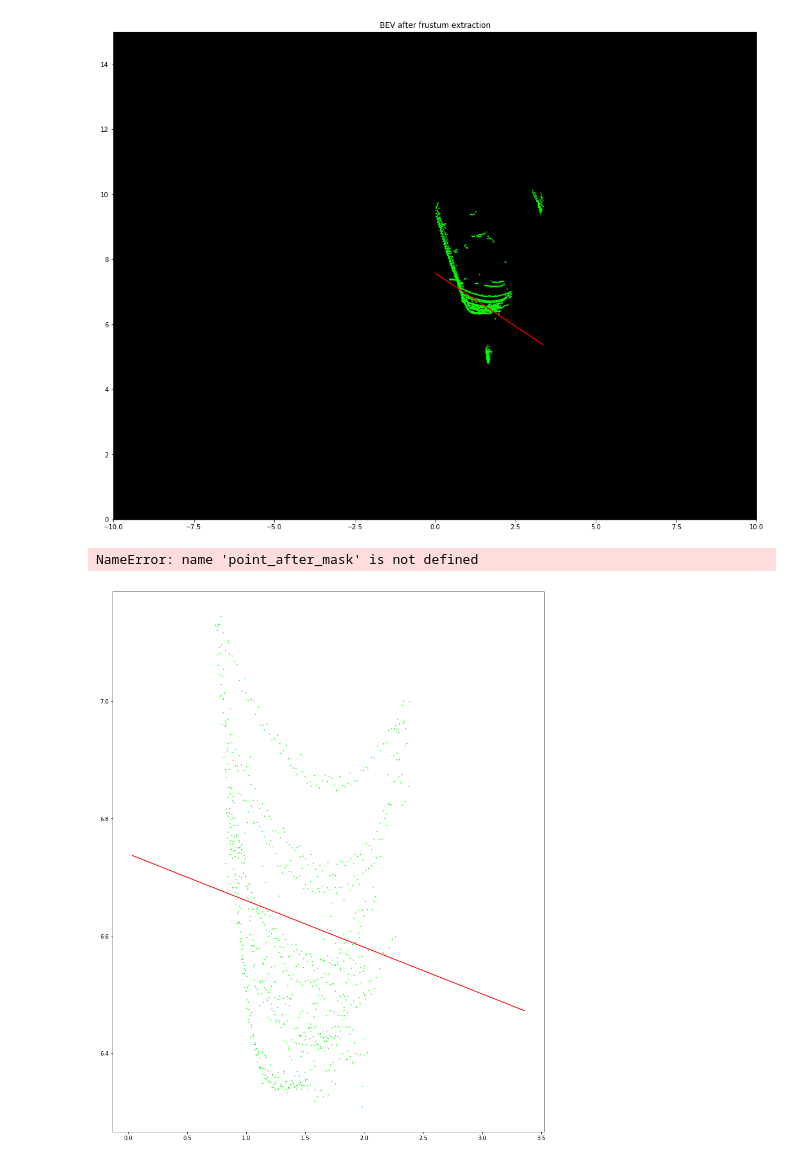
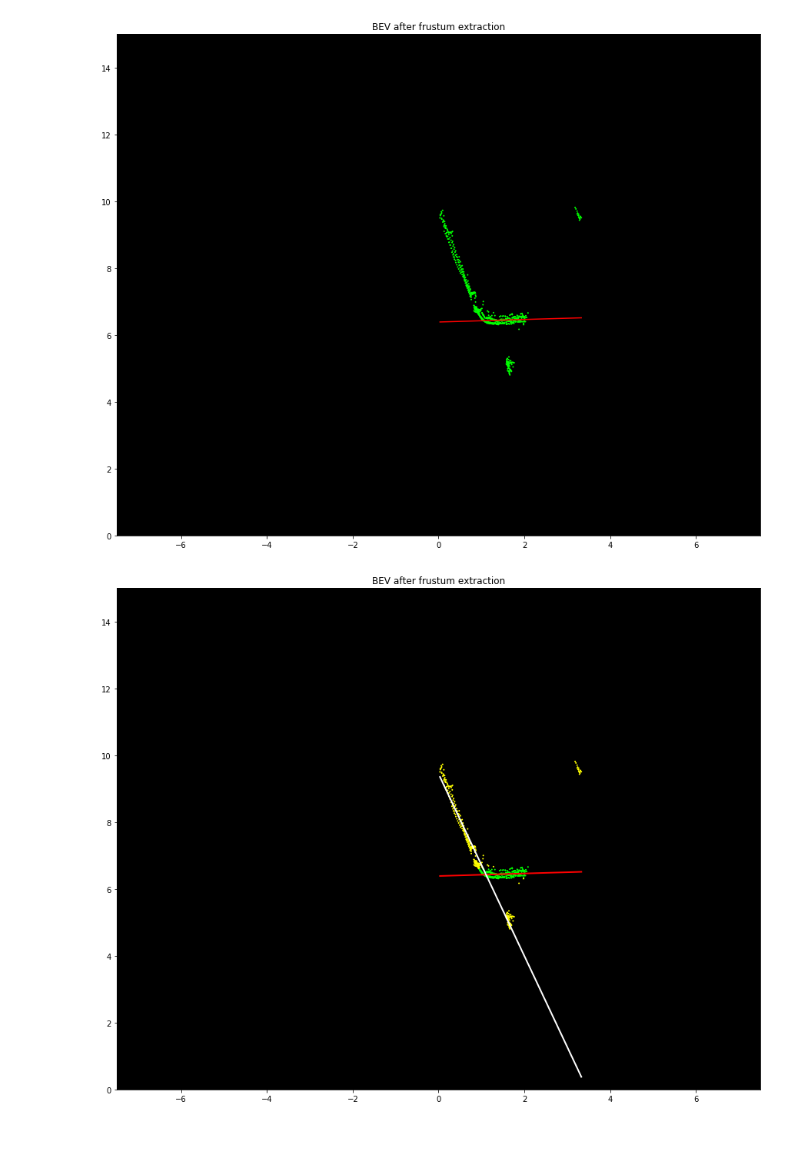
Before and after one commit to jingtianyilong/PyTorch-YOLOv3, a Jupyter notebook: Visulize BEV.ipynb, the cells around one changed output. Saved outputs shown, nothing was run; the diff lists cells and outputs as text; code cells hidden in the pictures; blank space fills up the shorter version.

```diff
--- a/Visulize BEV.ipynb
+++ b/Visulize BEV.ipynb
@@ -1,5 +1,4 @@
 # %%
-
 from models import *
 from utils.utils import *
 from utils.datasets import *
@@ -19,7 +18,6 @@ from torchvision import datasets
 from torch.autograd import Variable
 
 import matplotlib
-# matplotlib.use('TkAgg')
 import matplotlib.pyplot as plt
 import matplotlib.patches as patches
 from matplotlib.ticker import NullLocator
@@ -32,12 +30,12 @@ def drawBEV(point_cloud_,color=(0,1,0)):
     f = plt.figure(figsize=(18, 14))
     ax = f.add_subplot(111)
     ax.scatter(point_cloud_[:,1],point_cloud_[:,0],
-                s=1, c=[color]*len(point_cloud))
+                s=0.1, c=[color]*len(point_cloud_))
     ax.set_title('BEV before frustum extraction')
     ax.set_ylim(0,15)
     ax.set_xlim(-10,10)
     ax.set_facecolor((0,0,0))
-    plt.show()
+# #     plt.show()
 
 def draw3D(point_cloud_,color=(0,1,0),angle=(60,180)):
     f = plt.figure(figsize=(15, 10))
@@ -49,8 +47,8 @@ def draw3D(point_cloud_,color=(0,1,0),angle=(60,180)):
     ax.view_init(angle[0],angle[1])
     ax.grid(False)
     plt.axis('off')
-    ax.scatter(point_cloud_[:,0],point_cloud_[:,1],point_cloud_[:,2], s=1, c=[(0,1,0)]*len(point_cloud_))
-    plt.show()
+    ax.scatter(point_cloud_[:,0],point_cloud_[:,1],point_cloud_[:,2], s=0.1, c=[(0,1,0)]*len(point_cloud_))
+#     plt.show()
 
 axes_limits = [
     [0, 10], # X axis range
@@ -63,9 +61,9 @@ axes_str = ['X', 'Y', 'Z']
 image_folder = 'examples/'
 config_path = 'config/v390.cfg'
 weights_path = 'weights/v390_final.weights'
-kitti_path = '/home/project/ZijieMA/KITTI/'
+kitti_path = '/home/zijieguo/project/KITTI/'
 class_path = 'data/coco.names'
-conf_thres = 0.8
+conf_thres = 0.5
 nms_thres = 0.4
 batch_size = 1
 n_cpu = 16
@@ -91,7 +89,7 @@ img_path = 'examples/000008.png'
 img_size_after_resize = img_size
 lidar_path = '%straining/velodyne/%06d.bin' % (kitti_path, img_id)
 calib = calibread('%straining/calib/%06d.txt' % (kitti_path, img_id))
-img = cv2.imread('/home/project/ZijieMA/PyTorch-YOLOv3/examples/%06d.png' % img_id, cv2.IMREAD_UNCHANGED)
+img = cv2.imread('/home/zijieguo/project/PyTorch-YOLOv3/examples/%06d.png' % img_id, cv2.IMREAD_UNCHANGED)
 # img = cv2.imread(img_path, cv2.IMREAD_UNCHANGED)
 img_width_orig = img.shape[1]
 
@@ -113,5 +111,6 @@ fu = P2[0][0]  # for horizontal position
 fv = P2[1][1]
 
 drawBEV(point_cloud,(0,1,0))
+plt.savefig('01_BEV_origin.png',dpi=300)
 print(len(point_cloud))
 # %% [output]
@@ -139,7 +139,7 @@ for detection in detections_with_distance:
         # remove points that are located too far away from the camera:
         point_cloud = point_cloud[point_cloud[:, 0] < min(80, D_rough + 3), :]
         point_cloud = point_cloud[point_cloud[:,2] > -1.5,:]
-        point_cloud = point_cloud[point_cloud[:,2] < -0.5,:]
+        point_cloud = point_cloud[point_cloud[:,2] < -1,:]
 
         ########################################################################
         # point_cloud               n x 4   original xyzr value before cali in velo coordinate
@@ -220,7 +215,7 @@ draw3D(point_cloud_mask)
 # %%
 from sklearn import linear_model
 
-ransac = linear_model.RANSACRegressor(max_trials=500,)
+ransac = linear_model.RANSACRegressor(max_trials=1000,stop_probability=0.99)
 ransac.fit(point_cloud_mask[:,1].reshape(-1,1),point_cloud_mask[:,0].reshape(-1,1))
 # %% [output]
 RANSACRegressor(base_estimator=None, is_data_valid=None, is_model_valid=None,
@@ -228,7 +223,7 @@ RANSACRegressor(base_estimator=None, is_data_valid=None, is_model_valid=None,
         min_samples=None, random_state=None, residual_threshold=None,
         stop_n_inliers=inf, stop_probability=0.99, stop_score=inf)
 # %%
-f4 = plt.figure(figsize=(18, 14))
+f4 = plt.figure(figsize=(15, 12))
 ax4 = f4.add_subplot(111)
 ax4.scatter(point_cloud_mask[:,1],point_cloud_mask[:,0],
             s=1, c=[(0,1,0)]*len(point_cloud_mask))
@@ -240,42 +235,42 @@ right_x = ransac.predict([[right_y,]])[0][0]
 ax4.plot([left_y,right_y],[left_x,right_x],'k-', color = 'r')
 ax4.set_title('BEV after frustum extraction')
 ax4.set_ylim(0,15)
-ax4.set_xlim(-10,10)
+ax4.set_xlim(-7.5,7.5)
 ax4.set_facecolor((0,0,0))
+plt.savefig('07_BEV_ransac_1.png',dpi=300)
 # %% [output]
-[figure, old version]
+[figure, new version]
 # %%
 from itertools import compress
 left_y = point_cloud_mask[:,1].min()
 right_y = point_cloud_mask[:,1].max()
 
 inlier_index =  list(compress(range(len(ransac.inlier_mask_)), ransac.inlier_mask_))
 
-f5 = plt.figure(figsize=(14, 18))
+f5 = plt.figure(figsize=(15, 12))
 ax5 = f5.add_subplot(111)
+ax5.set_facecolor((0,0,0))
 ax5.scatter(point_cloud_mask[inlier_index,1],point_cloud_mask[inlier_index,0],
             s=1,c=[(0,1,0)]*len(point_cloud_mask[inlier_index,0]))
 
 left_y = point_cloud[row_mask,1].min()
 right_y = point_cloud[row_mask,1].max()
 left_x = ransac.predict([[left_y,]])[0][0]
 right_x = ransac.predict([[right_y,]])[0][0]
 
-ax5.plot([left_y,right_y],[left_x,right_x],'k-', color = 'r')
+ax5.plot([left_y,right_y],[left_x,right_x],'k-', color = 'r',linewidth=2)
 
 outlier_index =  list(compress(range(len(ransac.inlier_mask_)), [not i for i in ransac.inlier_mask_]))
 ax5.scatter(point_cloud_mask[outlier_index,1],point_cloud_mask[outlier_index,0],
-            s=1,c=[(1,1,0)]*len(point_after_mask[outlier_index,0]))
-
-ransac.fit(point_after_mask[outlier_index,1].reshape(-1,1),point_after_mask[outlier_index,0].reshape(-1,1))
+            s=1,c=[(1,1,0)]*len(point_cloud_mask[outlier_index,0]))
+ransac.fit(point_cloud_mask[outlier_index,1].reshape(-1,1),point_cloud_mask[outlier_index,0].reshape(-1,1))
 left_x = ransac.predict([[left_y,]])[0][0]
 right_x = ransac.predict([[right_y,]])[0][0]
-ax5.plot([left_y,right_y],[left_x,right_x],'k-', color = 'r')
+ax5.plot([left_y,right_y],[left_x,right_x],'k-', color = 'w',linewidth=2)
 
 ax5.set_title('BEV after frustum extraction')
-ax5.set_xlim(0,15)
-ax5.set_ylim(-10,10)
-ax5.set_facecolor((0,0,0))
+ax5.set_ylim(0,15)
+ax5.set_xlim(-7.5,7.5)
+plt.savefig('08_BEV_ransac_2.png',dpi=300)
 # %% [output]
-NameError: name 'point_after_mask' is not defined
-[figure, old version]
+[figure, new version]
```
Also changed, not shown: parts of 11 cells of this notebook, 9 other files.
